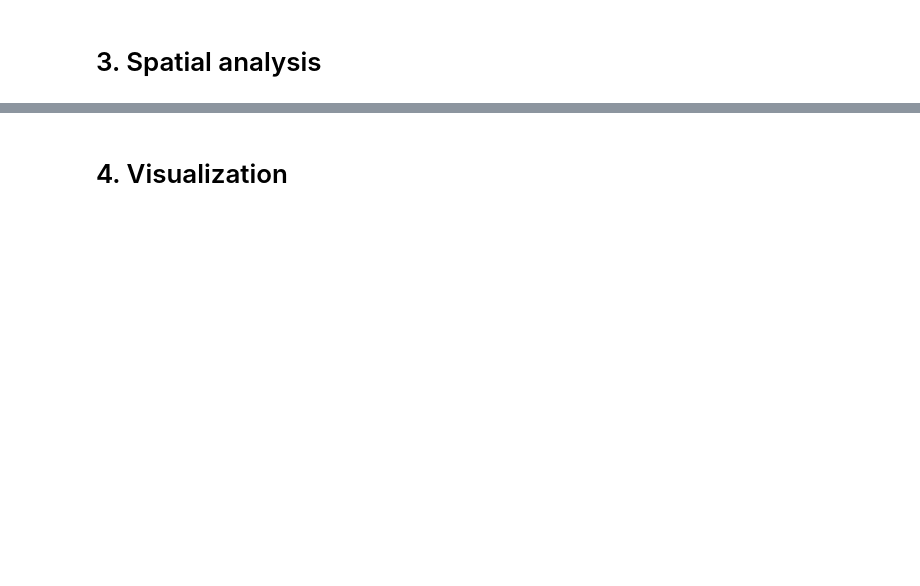
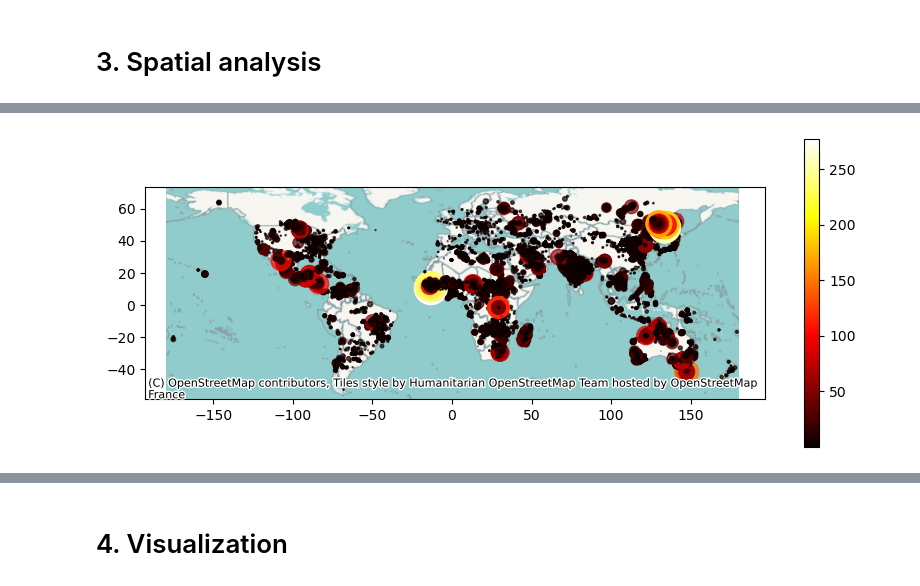
Before and after one commit to javierfeller/Project_SDS, a Jupyter notebook: notebooks/wildfire_project.ipynb, the cells around one changed output, grey strips where cells are left out. Saved outputs shown, nothing was run; the diff lists cells and outputs as text; code cells hidden in the pictures; blank space fills up the shorter version.

```diff
--- a/notebooks/wildfire_project.ipynb
+++ b/notebooks/wildfire_project.ipynb
@@ -26,0 +111,14 @@ wildfire_gdf.head(3)
+# %%
+#Without normalization
+import contextily as cx
+
+fig, ax= plt.subplots(figsize=(10,4))
+
+wildfire_gdf.plot(ax=ax, column=size, cmap="hot", markersize="frp", alpha=0.7, legend=True)
+
+cx.add_basemap(
+    ax,
+    crs="EPSG:4326"
+)
+# %% [output]
+[figure, added]
```
Also changed, not shown: parts of 16 cells of this notebook.
